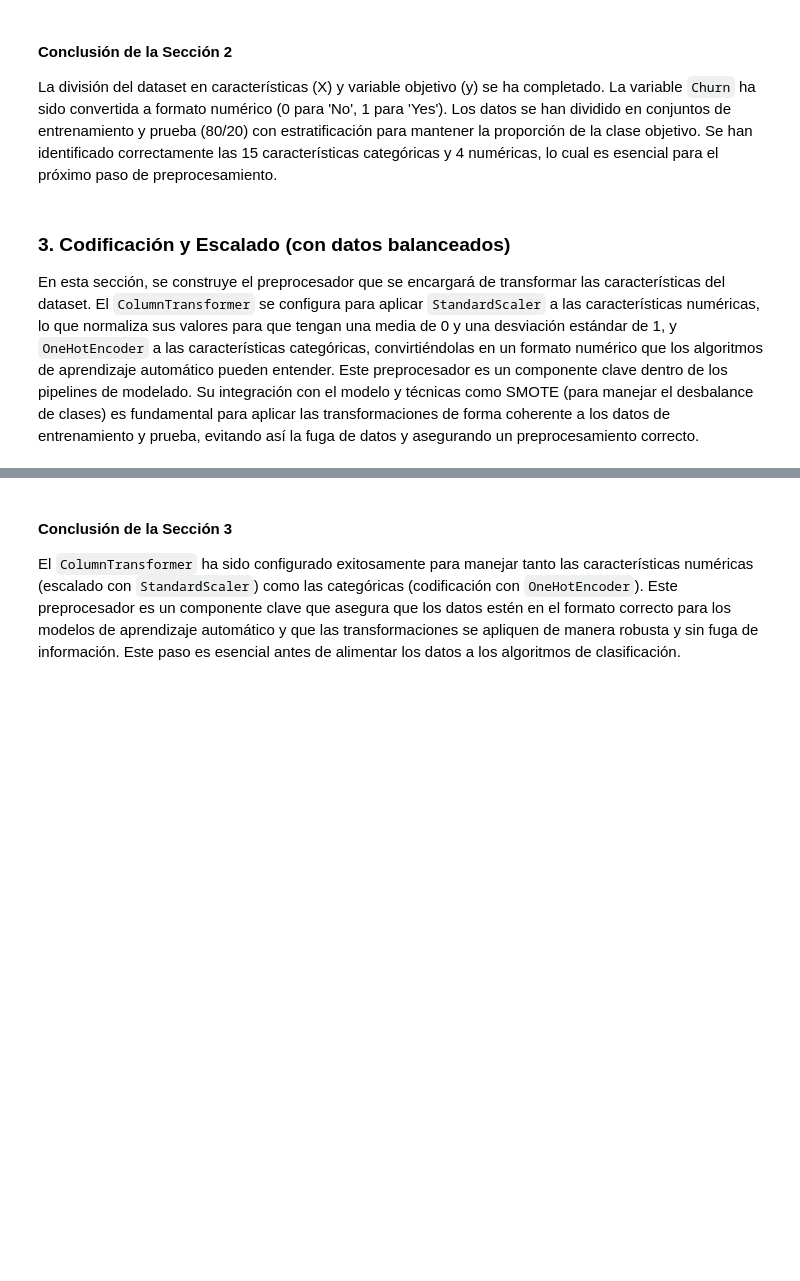
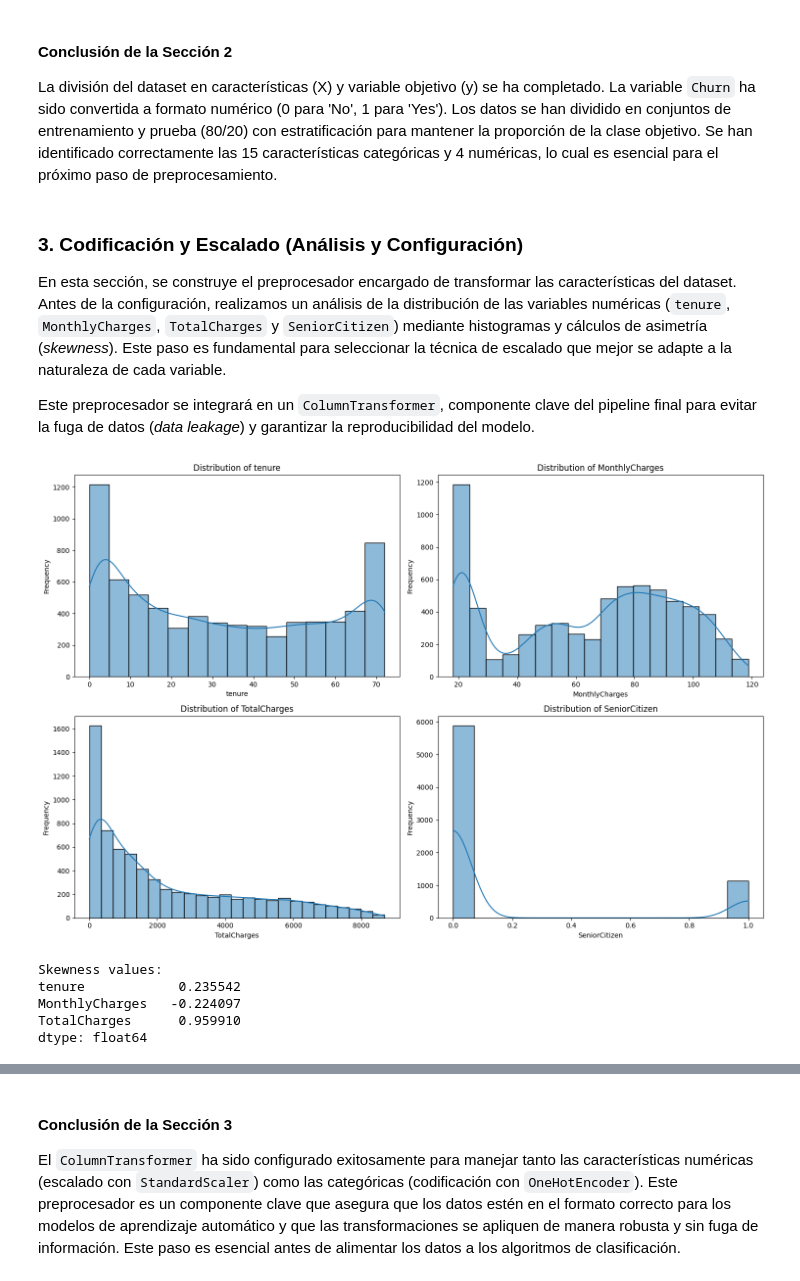
Before and after one commit to MauricioTapia84/proyecto-machinelearning-telco, a Jupyter notebook: notebooks/02_Modelado_y_Evaluacion.ipynb, the cells around one changed output, grey strips where cells are left out. Drawn from its saved outputs; the diff is of its cells as text; code cells hidden in the pictures; blank space fills up the shorter version.

Commit message:
2.1. Se limpia cuaderno de modelo

```diff
--- a/notebooks/02_Modelado_y_Evaluacion.ipynb
+++ b/notebooks/02_Modelado_y_Evaluacion.ipynb
@@ -39,7 +37,7 @@ import matplotlib.pyplot as plt
 import seaborn as sns
 
 # Cargar el conjunto de datos
-df = pd.read_csv('/content/teleco_clean.csv')
+df = pd.read_csv('./data/processed/teleco_clean.csv')
 
 # Mostrar las primeras filas e información básica para confirmar la carga
 print("Dataset cargado exitosamente. Primeras 5 filas:")
@@ -115,7 +113,38 @@ Características numéricas: ['SeniorCitizen', 'tenure', 'MonthlyCharges', 'Tota
 
 La división del dataset en características (X) y variable objetivo (y) se ha completado. La variable `Churn` ha sido convertida a formato numérico (0 para 'No', 1 para 'Yes'). Los datos se han dividido en conjuntos de entrenamiento y prueba (80/20) con estratificación para mantener la proporción de la clase objetivo. Se han identificado correctamente las 15 características categóricas y 4 numéricas, lo cual es esencial para el próximo paso de preprocesamiento.
 # %% [markdown]
-### 3. Codificación y Escalado (con datos balanceados)
+### 3. Codificación y Escalado (Análisis y Configuración)
 
-En esta sección, se construye el preprocesador que se encargará de transformar las características del dataset. El `ColumnTransformer` se configura para aplicar `StandardScaler` a las características numéricas, lo que normaliza sus valores para que tengan una media de 0 y una desviación estándar de 1, y `OneHotEncoder` a las características categóricas, convirtiéndolas en un formato numérico que los algoritmos de aprendizaje automático pueden entender. Este preprocesador es un componente clave dentro de los pipelines de modelado. Su integración con el modelo y técnicas como SMOTE (para manejar el desbalance de clases) es fundamental para aplicar las transformaciones de forma coherente a los datos de entrenamiento y prueba, evitando así la fuga de datos y asegurando un preprocesamiento correcto.
+En esta sección, se construye el preprocesador encargado de transformar las características del dataset. Antes de la configuración, realizamos un análisis de la distribución de las variables numéricas (`tenure`, `MonthlyCharges`, `TotalCharges` y `SeniorCitizen`) mediante histogramas y cálculos de asimetría (*skewness*). Este paso es fundamental para seleccionar la técnica de escalado que mejor se adapte a la naturaleza de cada variable.
+
+Este preprocesador se integrará en un `ColumnTransformer`, componente clave del pipeline final para evitar la fuga de datos (*data leakage*) y garantizar la reproducibilidad del modelo.
+# %%
+import matplotlib.pyplot as plt
+import seaborn as sns
+
+# Numerical features to analyze
+numerical_features_to_analyze = ['tenure', 'MonthlyCharges', 'TotalCharges', 'SeniorCitizen']
+
+# Plot histograms
+plt.figure(figsize=(15, 10))
+for i, feature in enumerate(numerical_features_to_analyze):
+    plt.subplot(2, 2, i + 1)
+    sns.histplot(df[feature], kde=True)
+    plt.title(f'Distribution of {feature}')
+    plt.xlabel(feature)
+    plt.ylabel('Frequency')
+plt.tight_layout()
+plt.show()
+
+# Calculate skewness for 'tenure', 'MonthlyCharges', and 'TotalCharges'
+skewness_values = df[['tenure', 'MonthlyCharges', 'TotalCharges']].skew()
+print("\nSkewness values:")
+print(skewness_values)
+# %% [output]
+[figure, added]
+Skewness values:
+tenure            0.235542
+MonthlyCharges   -0.224097
+TotalCharges      0.959910
+dtype: float64
 # %%
```
Also changed, not shown: parts of 20 cells of this notebook, 1 other file.
